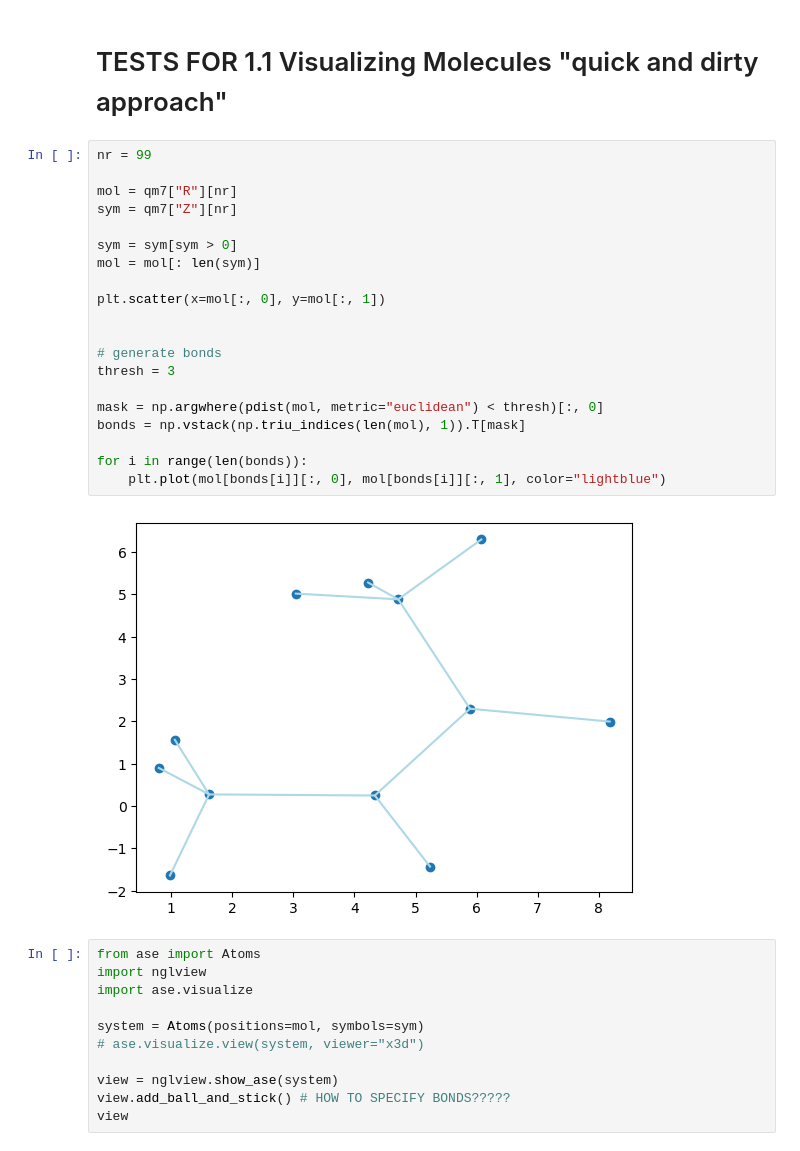
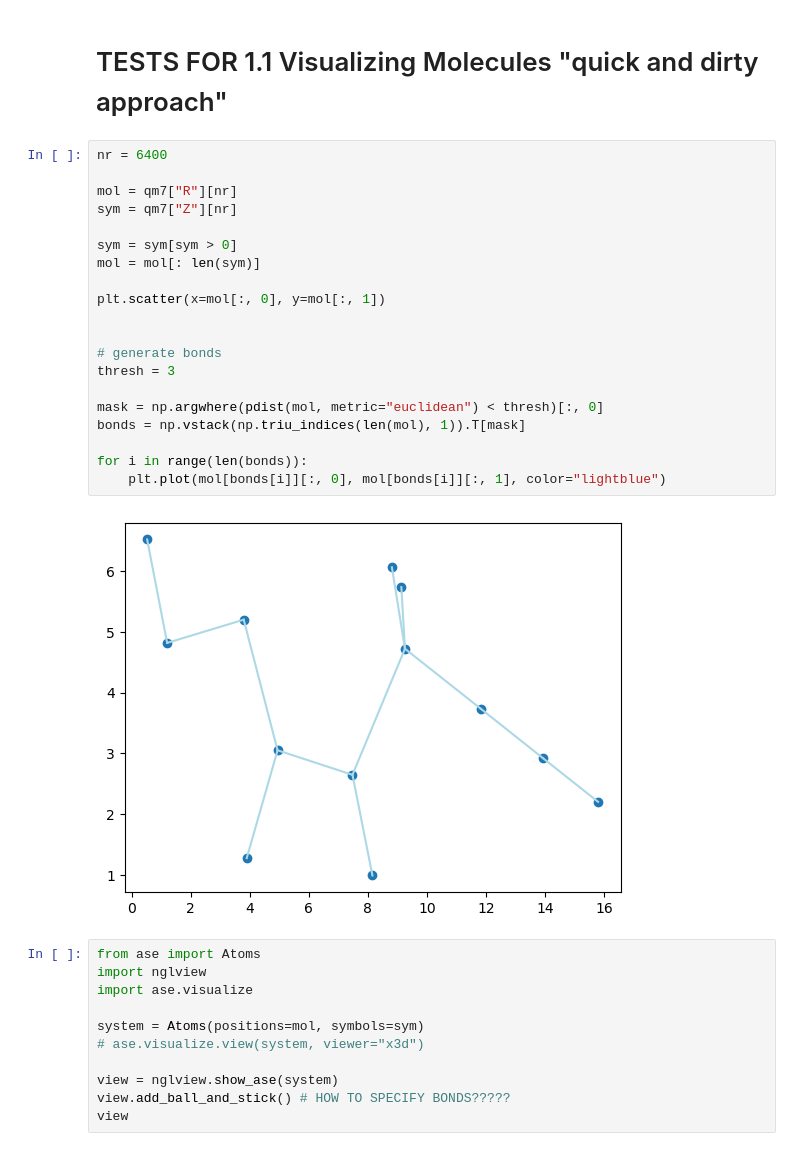
Before and after one commit to jascha-je/LabML4DS, a Jupyter notebook: p2/p2_jascha.ipynb, the cells around one changed output. Saved outputs shown, nothing was run; the diff lists cells and outputs as text.

```diff
--- a/p2/p2_jascha.ipynb
+++ b/p2/p2_jascha.ipynb
@@ -73,27 +72,27 @@ plt.show()
 # %% [markdown]
 # TESTS FOR 1.1 Visualizing Molecules "quick and dirty approach"
 # %%
-nr = 99
+nr = 6400
 
 mol = qm7["R"][nr]
 sym = qm7["Z"][nr]
 
 sym = sym[sym > 0]
 mol = mol[: len(sym)]
 
 plt.scatter(x=mol[:, 0], y=mol[:, 1])
 
 
 # generate bonds
 thresh = 3
 
 mask = np.argwhere(pdist(mol, metric="euclidean") < thresh)[:, 0]
 bonds = np.vstack(np.triu_indices(len(mol), 1)).T[mask]
 
 for i in range(len(bonds)):
     plt.plot(mol[bonds[i]][:, 0], mol[bonds[i]][:, 1], color="lightblue")
 # %% [output]
-[figure, old version]
+[figure, new version]
 # %%
 from ase import Atoms
 import nglview
```
Also changed, not shown: parts of 19 cells of this notebook.
